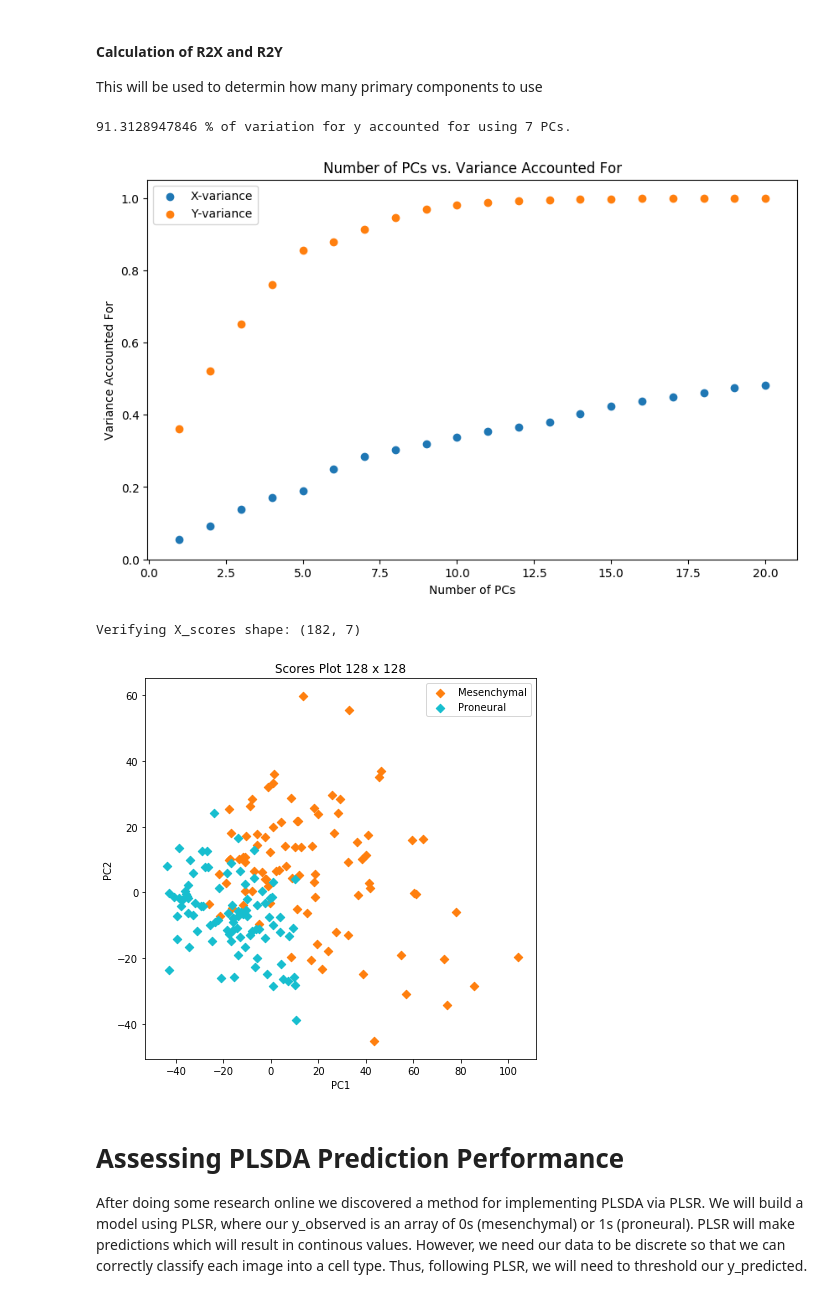
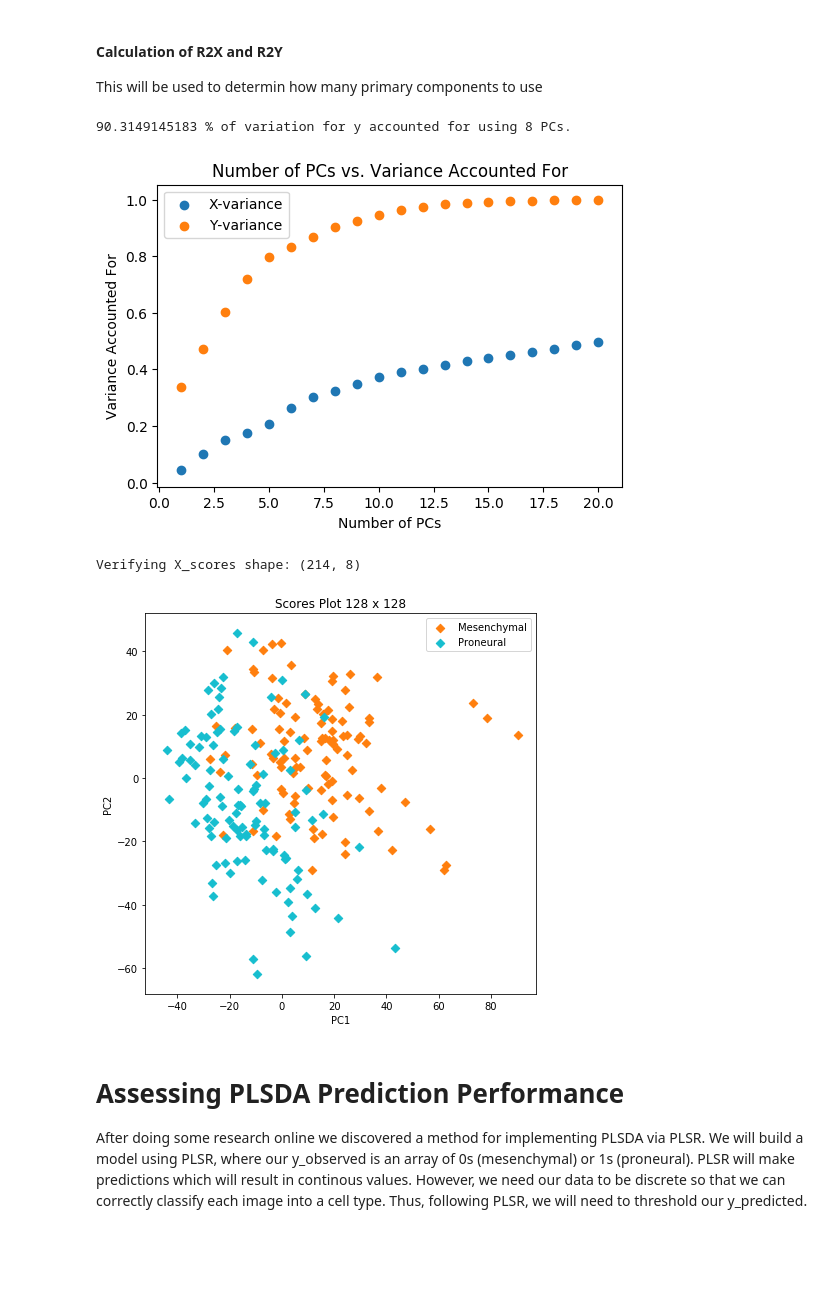
Before and after one commit to chiaramooney/ml-plsda-classification, a Jupyter notebook: PLSDA-cancer-classification-128.ipynb, the cells around one changed output. Saved outputs shown, nothing was run; the diff lists cells and outputs as text; code cells hidden in the pictures; blank space fills up the shorter version.

Commit message:
Add AOC computation... adjust dataset to new data

```diff
--- a/PLSDA-cancer-classification-128.ipynb
+++ b/PLSDA-cancer-classification-128.ipynb
@@ -20,7 +20,9 @@ LOG_FLAG = False  # Flag to print debugging/log text
 # Parsing Data
 After performing preprocessing on our images, the input data for this program will be a '.csv' file. The following code parses the data in that file and stores it into two arrays. X will be the array that contains the pixel color values for all of the pixels in all 100 of our images. Y will be the array which lists the label (0) mes or (1) pro for each of the cell images.
 # %%
-csv_filename = '/Users/Ryan/Dropbox/Sharing/project data/128_data.csv'
+# csv_filename = '/Users/Ryan/Dropbox/Sharing/project data/128_data.csv'
+csv_filename = '/Users/Ryan/Desktop/data128.csv'
+
 
 IMAGE_DIM = 128   # Images cut into sizes of IMAGE_DIM x IMAGE_DIM
 data = []    # Data matrix to hold csv read data
@@ -100,36 +102,36 @@ reach_90_y = False  # Flag set in the for loop below if we reach
 for i in range(max_pcs):
     pls = PLSRegression(n_components=(i+1))
     pls.fit(x_zscore,y_zscore)
 
     # Compute R2X from scores and loadings
     R2X = compute_r2x(pls.x_scores_, pls.x_loadings_, x_zscore)
     R2X_range.append(R2X)
     if (R2X > 0.9) and not reach_90_x:
         print((100 * R2X), "% of variation for x accounted for using",(i+1), "PCs.")
         reach_90_x = True
 
     # Compute R2Y
     Y_model = np.squeeze(pls.predict(x_zscore))
     R2Y = R2(Y_model, y_zscore)
     R2Y_range.append(R2Y)
     if (R2Y > 0.9) and not reach_90_y:
         print((100 * R2Y), "% of variation for y accounted for using", (i+1), "PCs.")
         min_num_pcs = i+1   # Set Min num PCs here for use later
         reach_90_y = True
 
 
 # Plot results
-plt.figure(figsize =(10, 6), dpi=100)
+plt.figure(dpi=100)
 plt.title("Number of PCs vs. Variance Accounted For")
 plt.xlabel("Number of PCs")
 plt.ylabel("Variance Accounted For")
 plt.scatter(np.arange(1,max_pcs+1), R2X_range, label="X-variance")
 plt.scatter(np.arange(1,max_pcs+1), R2Y_range, label="Y-variance")
 plt.legend()
 plt.show()
 # %% [output]
-91.3128947846 % of variation for y accounted for using 7 PCs.
+90.3149145183 % of variation for y accounted for using 8 PCs.
-[figure, old version]
+[figure, new version]
 # %%
 # Based on the PCs we found to capture 90% variance in Y,
 # we use that to continue our analysis. Here we construct
@@ -162,8 +164,8 @@ plt.scatter(scores_PC1[num_observations_for_class:],
 plt.legend()
 plt.show()
 # %% [output]
-Verifying X_scores shape: (182, 7)
+Verifying X_scores shape: (214, 8)
-[figure, old version]
+[figure, new version]
 # %% [markdown]
 # Assessing PLSDA Prediction Performance
 
```
Also changed, not shown: parts of 3 cells of this notebook, 5 other files.
